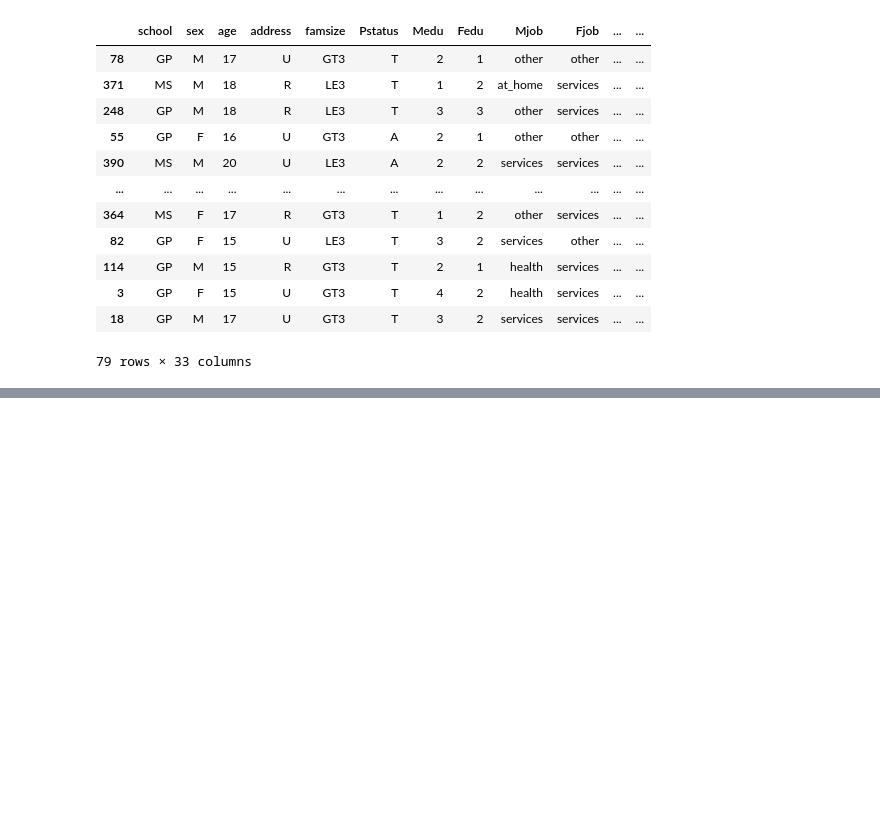
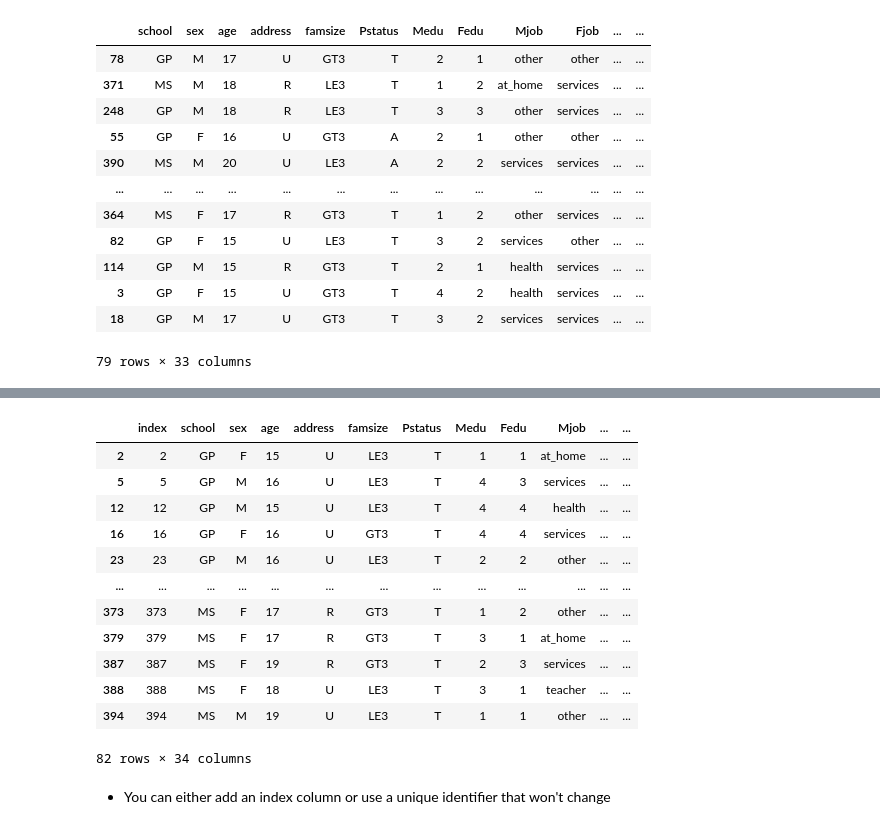
Before and after one commit to ryoiwata/handson-ml, a Jupyter notebook: notebooks/chapter_2_end_to_end_machine_learning_project.ipynb, the cells around one changed output, grey strips where cells are left out. Cells and saved outputs as stored; diff of their text form; code cells hidden in the pictures; blank space fills up the shorter version.

```diff
--- a/notebooks/chapter_2_end_to_end_machine_learning_project.ipynb
+++ b/notebooks/chapter_2_end_to_end_machine_learning_project.ipynb
@@ -139,0 +182,18 @@ student_test
+# %%
+test_set
+# %% [output]
+|  | index | school | sex | age | address | famsize | Pstatus | Medu | Fedu | Mjob | ... | ... |
+| 2 | 2 | GP | F | 15 | U | LE3 | T | 1 | 1 | at_home | ... | ... |
+| 5 | 5 | GP | M | 16 | U | LE3 | T | 4 | 3 | services | ... | ... |
+| 12 | 12 | GP | M | 15 | U | LE3 | T | 4 | 4 | health | ... | ... |
+| 16 | 16 | GP | F | 16 | U | GT3 | T | 4 | 4 | services | ... | ... |
+| 23 | 23 | GP | M | 16 | U | LE3 | T | 2 | 2 | other | ... | ... |
+| ... | ... | ... | ... | ... | ... | ... | ... | ... | ... | ... | ... | ... |
+| 373 | 373 | MS | F | 17 | R | GT3 | T | 1 | 2 | other | ... | ... |
+| 379 | 379 | MS | F | 17 | R | GT3 | T | 3 | 1 | at_home | ... | ... |
+| 387 | 387 | MS | F | 19 | R | GT3 | T | 2 | 3 | services | ... | ... |
+| 388 | 388 | MS | F | 18 | U | LE3 | T | 3 | 1 | teacher | ... | ... |
+| 394 | 394 | MS | M | 19 | U | LE3 | T | 1 | 1 | other | ... | ... |
+82 rows × 34 columns
+# %% [markdown]
+- You can either add an index column or use a unique identifier that won't change
```
Also changed, not shown: parts of 8 cells of this notebook.
